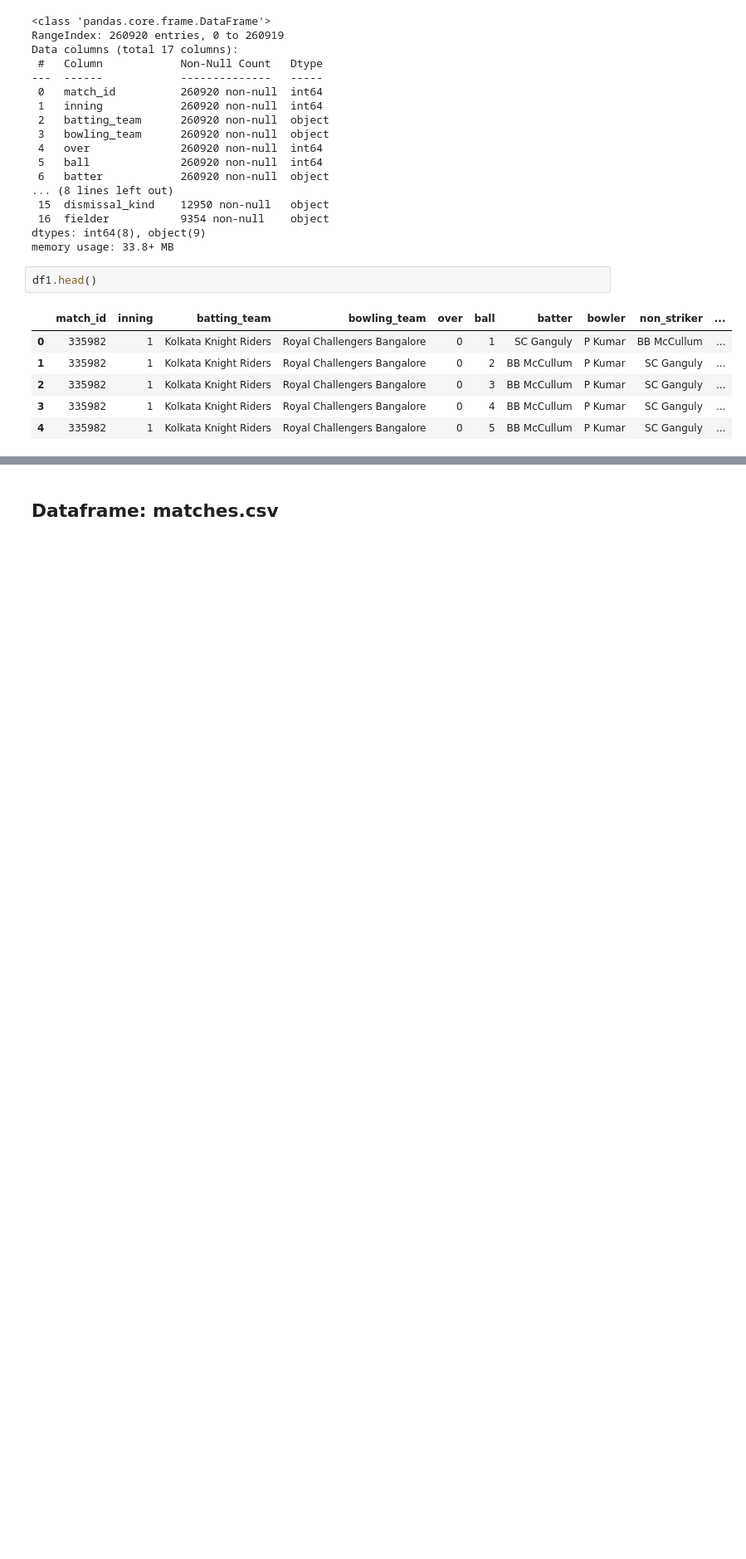
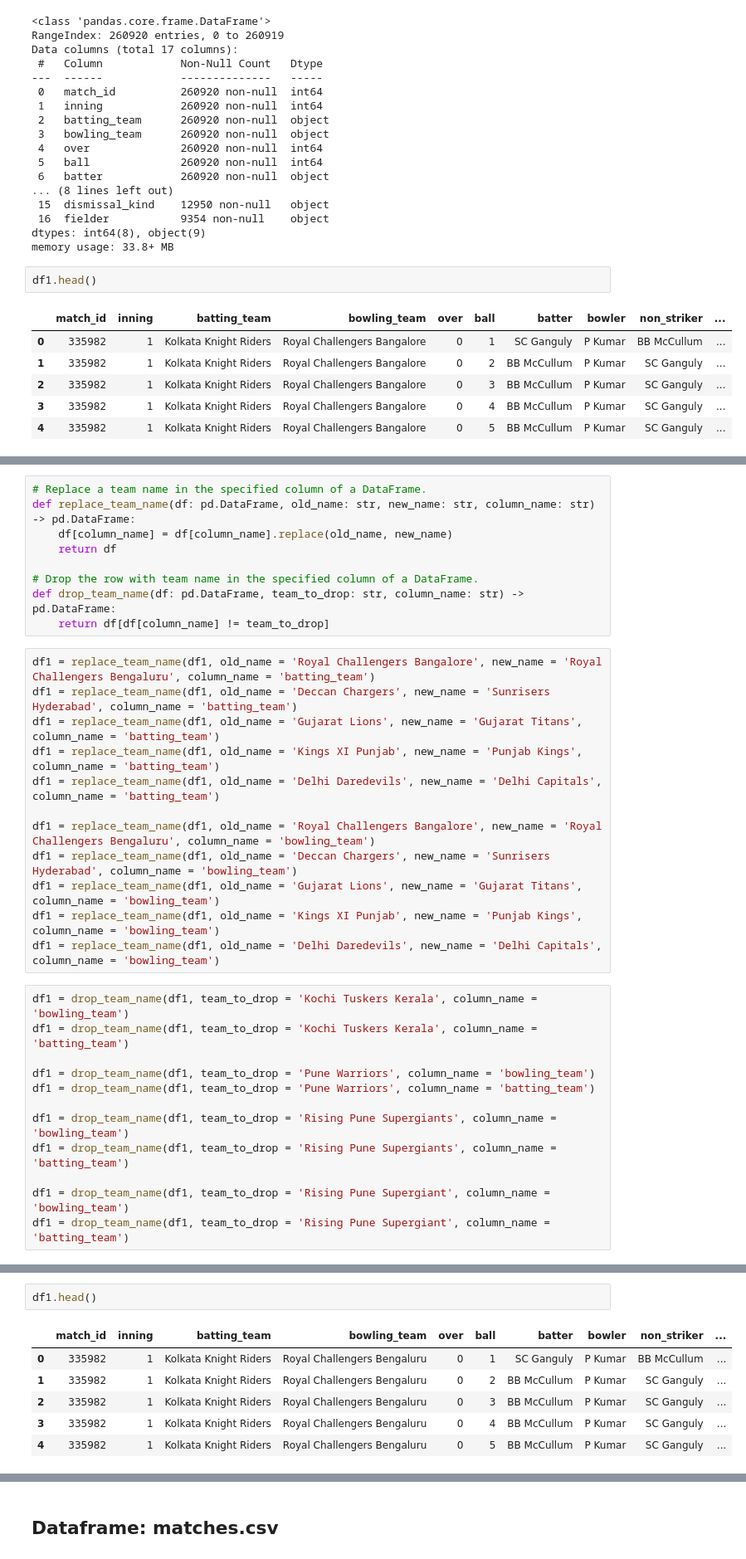
Before and after one commit to nandhakishorecs/DA5402_AI_Application, a Jupyter notebook: Model/EDA.ipynb, the cells around one changed output, grey strips where cells are left out. Shown at 83% size. Saved outputs shown, nothing was run; the diff lists cells and outputs as text; blank space fills up the shorter version.

```diff
--- a/Model/EDA.ipynb
+++ b/Model/EDA.ipynb
@@ -45,0 +160,33 @@ array(['Chennai Super Kings', 'Deccan Chargers', 'Delhi Capitals',
+# %%
+# Replace a team name in the specified column of a DataFrame.
+def replace_team_name(df: pd.DataFrame, old_name: str, new_name: str, column_name: str) -> pd.DataFrame:
+    df[column_name] = df[column_name].replace(old_name, new_name)
+    return df
+
+# Drop the row with team name in the specified column of a DataFrame.
+def drop_team_name(df: pd.DataFrame, team_to_drop: str, column_name: str) -> pd.DataFrame:
+    return df[df[column_name] != team_to_drop]
+# %%
+df1 = replace_team_name(df1, old_name = 'Royal Challengers Bangalore', new_name = 'Royal Challengers Bengaluru', column_name = 'batting_team')
+df1 = replace_team_name(df1, old_name = 'Deccan Chargers', new_name = 'Sunrisers Hyderabad', column_name = 'batting_team')
+df1 = replace_team_name(df1, old_name = 'Gujarat Lions', new_name = 'Gujarat Titans', column_name = 'batting_team')
+df1 = replace_team_name(df1, old_name = 'Kings XI Punjab', new_name = 'Punjab Kings', column_name = 'batting_team')
+df1 = replace_team_name(df1, old_name = 'Delhi Daredevils', new_name = 'Delhi Capitals', column_name = 'batting_team')
+
+df1 = replace_team_name(df1, old_name = 'Royal Challengers Bangalore', new_name = 'Royal Challengers Bengaluru', column_name = 'bowling_team')
+df1 = replace_team_name(df1, old_name = 'Deccan Chargers', new_name = 'Sunrisers Hyderabad', column_name = 'bowling_team')
+df1 = replace_team_name(df1, old_name = 'Gujarat Lions', new_name = 'Gujarat Titans', column_name = 'bowling_team')
+df1 = replace_team_name(df1, old_name = 'Kings XI Punjab', new_name = 'Punjab Kings', column_name = 'bowling_team')
+df1 = replace_team_name(df1, old_name = 'Delhi Daredevils', new_name = 'Delhi Capitals', column_name = 'bowling_team')
+# %%
+df1 = drop_team_name(df1, team_to_drop = 'Kochi Tuskers Kerala', column_name = 'bowling_team')
+df1 = drop_team_name(df1, team_to_drop = 'Kochi Tuskers Kerala', column_name = 'batting_team')
+
+df1 = drop_team_name(df1, team_to_drop = 'Pune Warriors', column_name = 'bowling_team')
+df1 = drop_team_name(df1, team_to_drop = 'Pune Warriors', column_name = 'batting_team')
+
+df1 = drop_team_name(df1, team_to_drop = 'Rising Pune Supergiants', column_name = 'bowling_team')
+df1 = drop_team_name(df1, team_to_drop = 'Rising Pune Supergiants', column_name = 'batting_team')
+
+df1 = drop_team_name(df1, team_to_drop = 'Rising Pune Supergiant', column_name = 'bowling_team')
+df1 = drop_team_name(df1, team_to_drop = 'Rising Pune Supergiant', column_name = 'batting_team')
@@ -45,0 +211,9 @@ array(['Chennai Super Kings', 'Deccan Chargers', 'Delhi Capitals',
+# %%
+df1.head()
+# %% [output]
+|  | match_id | inning | batting_team | bowling_team | over | ball | batter | bowler | non_striker | ... |
+| 0 | 335982 | 1 | Kolkata Knight Riders | Royal Challengers Bengaluru | 0 | 1 | SC Ganguly | P Kumar | BB McCullum | ... |
+| 1 | 335982 | 1 | Kolkata Knight Riders | Royal Challengers Bengaluru | 0 | 2 | BB McCullum | P Kumar | SC Ganguly | ... |
+| 2 | 335982 | 1 | Kolkata Knight Riders | Royal Challengers Bengaluru | 0 | 3 | BB McCullum | P Kumar | SC Ganguly | ... |
+| 3 | 335982 | 1 | Kolkata Knight Riders | Royal Challengers Bengaluru | 0 | 4 | BB McCullum | P Kumar | SC Ganguly | ... |
+| 4 | 335982 | 1 | Kolkata Knight Riders | Royal Challengers Bengaluru | 0 | 5 | BB McCullum | P Kumar | SC Ganguly | ... |
```
Also changed, not shown: parts of 24 cells of this notebook, 1 other file.
